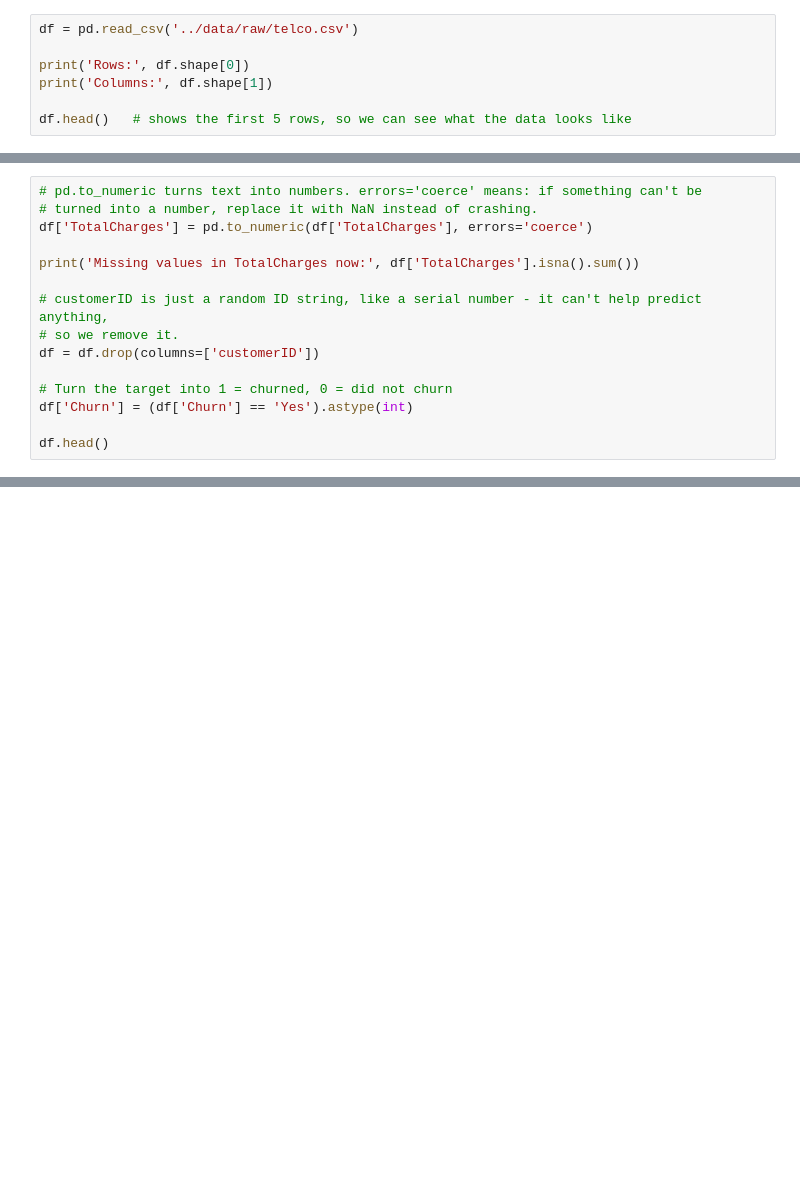
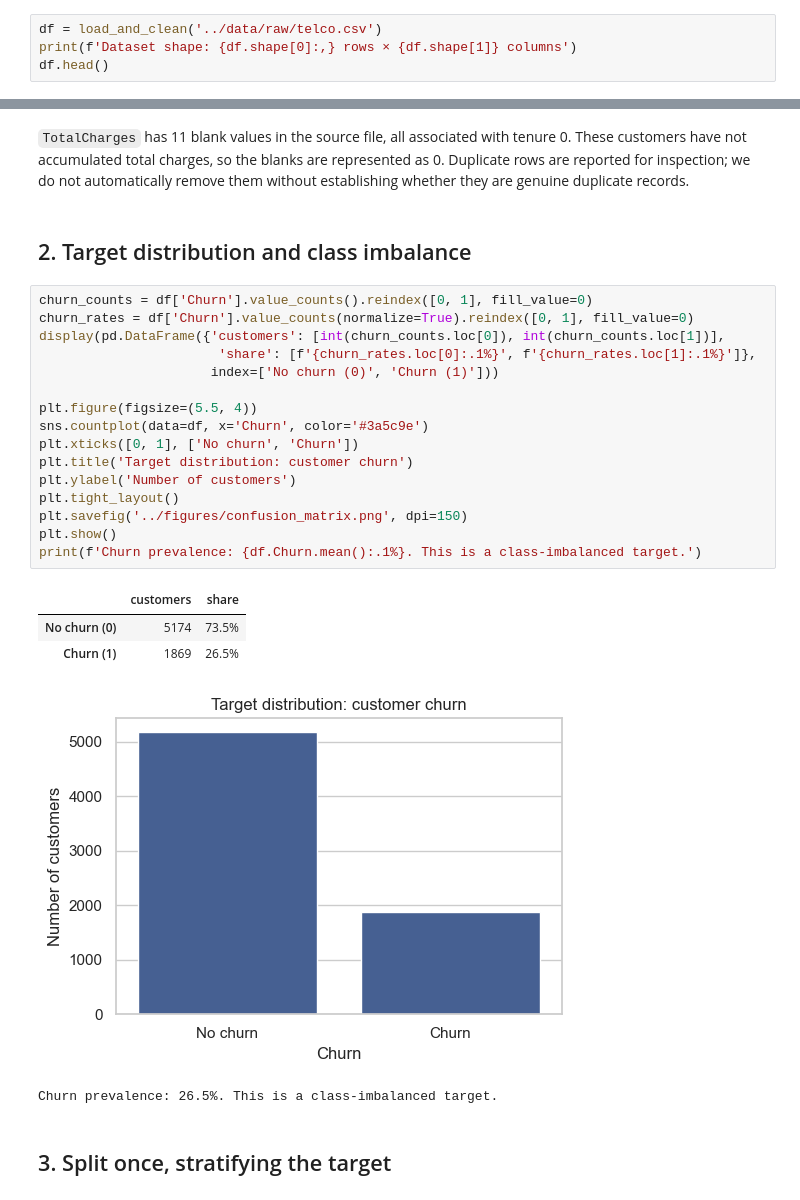
Before and after one commit to umarkhemis/ML_Caption_Project, a Jupyter notebook: notebooks/01_data_pipeline_baseline.ipynb, the cells around one changed output, grey strips where cells are left out. Saved outputs shown, nothing was run; the diff lists cells and outputs as text; blank space fills up the shorter version.

```diff
--- a/notebooks/01_data_pipeline_baseline.ipynb
+++ b/notebooks/01_data_pipeline_baseline.ipynb
@@ -20,8 +24,5 @@ We read the CSV file into a table called a "DataFrame". `df` is just a short nam
 # %%
-df = pd.read_csv('../data/raw/telco.csv')
-
-print('Rows:', df.shape[0])
-print('Columns:', df.shape[1])
-
-df.head()   # shows the first 5 rows, so we can see what the data looks like
+df = load_and_clean('../data/raw/telco.csv')
+print(f'Dataset shape: {df.shape[0]:,} rows × {df.shape[1]} columns')
+df.head()
 # %% [output]
@@ -94,15 +35,0 @@ Now we clean up the data before we do anything else with it. Two small fixes:
-# %%
-# pd.to_numeric turns text into numbers. errors='coerce' means: if something can't be
-# turned into a number, replace it with NaN instead of crashing.
-df['TotalCharges'] = pd.to_numeric(df['TotalCharges'], errors='coerce')
-
-print('Missing values in TotalCharges now:', df['TotalCharges'].isna().sum())
-
-# customerID is just a random ID string, like a serial number - it can't help predict anything,
-# so we remove it.
-df = df.drop(columns=['customerID'])
-
-# Turn the target into 1 = churned, 0 = did not churn
-df['Churn'] = (df['Churn'] == 'Yes').astype(int)
-
-df.head()
@@ -196,0 +51,28 @@ Any missing values left: False
+# %% [markdown]
+`TotalCharges` has 11 blank values in the source file, all associated with tenure 0. These customers have not accumulated total charges, so the blanks are represented as 0. Duplicate rows are reported for inspection; we do not automatically remove them without establishing whether they are genuine duplicate records.
+# %% [markdown]
+## 2. Target distribution and class imbalance
+# %%
+churn_counts = df['Churn'].value_counts().reindex([0, 1], fill_value=0)
+churn_rates = df['Churn'].value_counts(normalize=True).reindex([0, 1], fill_value=0)
+display(pd.DataFrame({'customers': [int(churn_counts.loc[0]), int(churn_counts.loc[1])],
+                       'share': [f'{churn_rates.loc[0]:.1%}', f'{churn_rates.loc[1]:.1%}']},
+                      index=['No churn (0)', 'Churn (1)']))
+
+plt.figure(figsize=(5.5, 4))
+sns.countplot(data=df, x='Churn', color='#3a5c9e')
+plt.xticks([0, 1], ['No churn', 'Churn'])
+plt.title('Target distribution: customer churn')
+plt.ylabel('Number of customers')
+plt.tight_layout()
+plt.savefig('../figures/confusion_matrix.png', dpi=150)
+plt.show()
+print(f'Churn prevalence: {df.Churn.mean():.1%}. This is a class-imbalanced target.')
+# %% [output]
+|  | customers | share |
+| No churn (0) | 5174 | 73.5% |
+| Churn (1) | 1869 | 26.5% |
+[figure, added]
+Churn prevalence: 26.5%. This is a class-imbalanced target.
+# %% [markdown]
+## 3. Split once, stratifying the target
```
Also changed, not shown: parts of 25 cells of this notebook.
